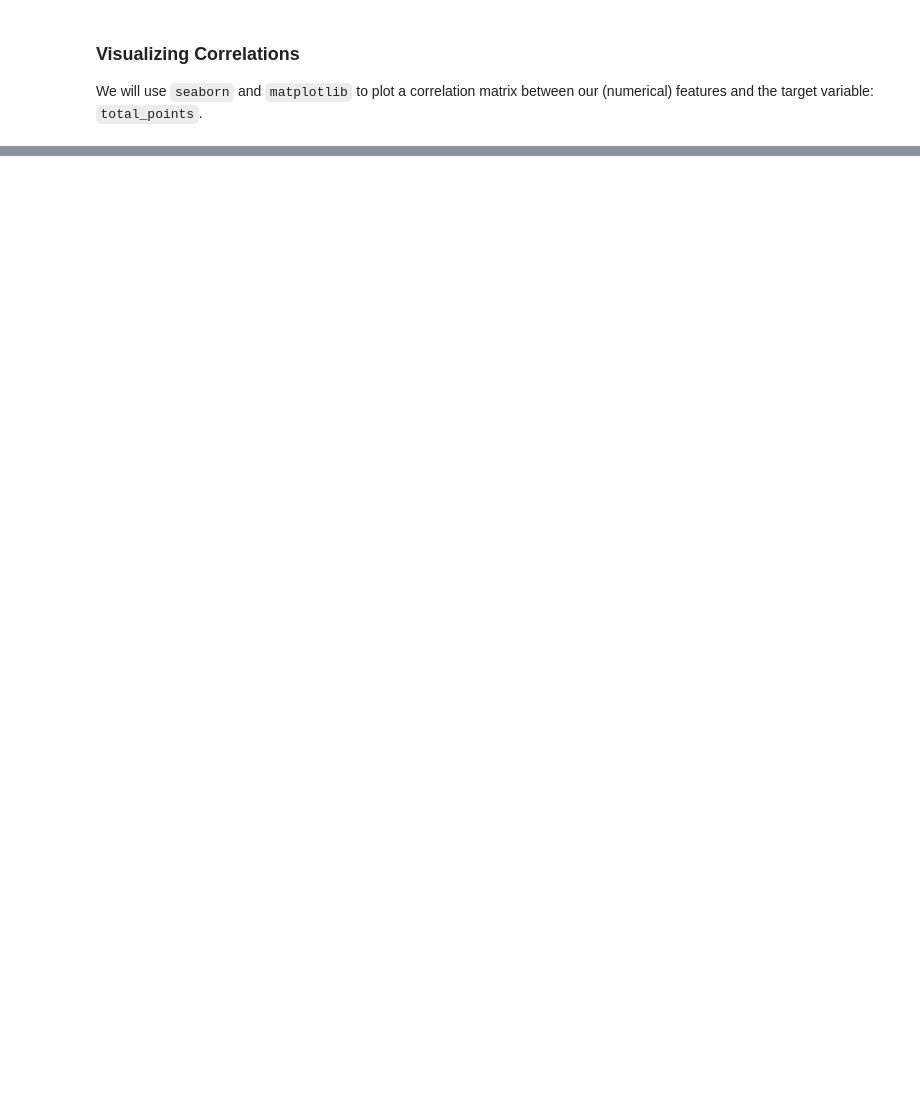
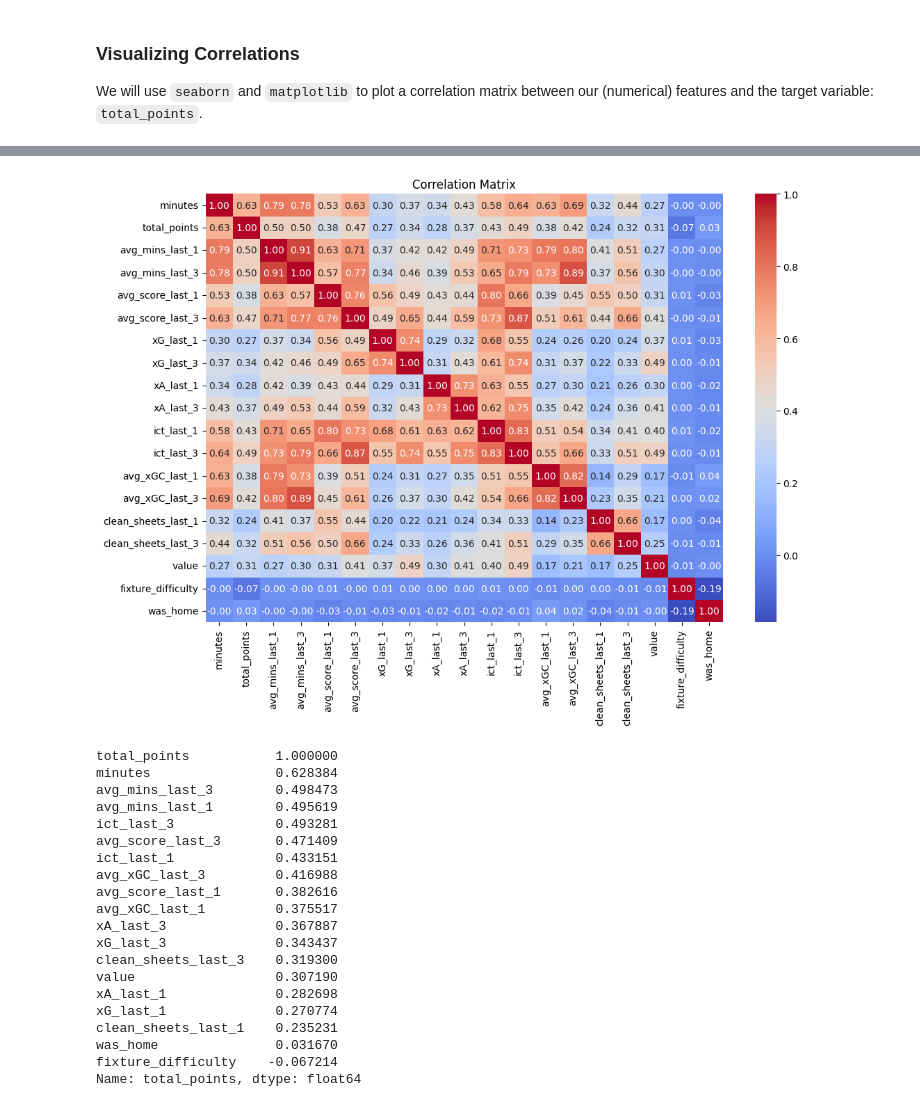
Before and after one commit to tanaypunjabi/xFPL, a Jupyter notebook: notebooks/04-feature-selection.ipynb, the cells around one changed output, grey strips where cells are left out. Saved outputs shown, nothing was run; the diff lists cells and outputs as text; code cells hidden in the pictures; blank space fills up the shorter version.

Commit message:
more feature engineering, more feature selection

```diff
--- a/notebooks/04-feature-selection.ipynb
+++ b/notebooks/04-feature-selection.ipynb
@@ -75,0 +97,27 @@ Name: total_points, dtype: float64
+# %%
+# revise feature list
+fe_23_24 = fe_23_24[[
+    'position',
+    'minutes',
+    'total_points',
+    'avg_mins_last_1',
+    'avg_mins_last_3',
+    'avg_score_last_1',
+    'avg_score_last_3',
+    'xG_last_1',
+    'xG_last_3',
+    'xA_last_1',
+    'xA_last_3',
+    'ict_last_1',
+    'ict_last_3',
+    'avg_xGC_last_1',
+    'avg_xGC_last_3',
+    'clean_sheets_last_1',
+    'clean_sheets_last_3',
+    'value',
+    'fixture_difficulty',
+    'was_home'
+]]
+
+# encode 'was_home'
+fe_23_24['was_home'] = fe_23_24['was_home'].astype(int)
@@ -75,0 +131,13 @@ Name: total_points, dtype: float64
+# %%
+def corr_analysis(df):
+    numeric_cols = df.select_dtypes(include=['int64', 'float64']).columns
+    correlation_matrix = df[numeric_cols].corr()
+
+    # plotting the heatmap
+    plt.figure(figsize=(12, 8))
+    sns.heatmap(correlation_matrix, annot=True, fmt=".2f", cmap="coolwarm", cbar=True)
+    plt.title("Correlation Matrix")
+    plt.show()
+
+    target_correlation = correlation_matrix['total_points'].sort_values(ascending=False)
+    print(target_correlation)
@@ -75,0 +205,27 @@ Name: total_points, dtype: float64
+# %%
+# filter out rows where 'minutes' = 0
+fe_23_24_nonzero = fe_23_24[fe_23_24['minutes'] > 0]
+
+corr_analysis(fe_23_24)
+# %% [output]
+[figure, added]
+total_points           1.000000
+minutes                0.628384
+avg_mins_last_3        0.498473
+avg_mins_last_1        0.495619
+ict_last_3             0.493281
+avg_score_last_3       0.471409
+ict_last_1             0.433151
+avg_xGC_last_3         0.416988
+avg_score_last_1       0.382616
+avg_xGC_last_1         0.375517
+xA_last_3              0.367887
+xG_last_3              0.343437
+clean_sheets_last_3    0.319300
+value                  0.307190
+xA_last_1              0.282698
+xG_last_1              0.270774
+clean_sheets_last_1    0.235231
+was_home               0.031670
+fixture_difficulty    -0.067214
+Name: total_points, dtype: float64
```
Also changed, not shown: parts of 28 cells of this notebook, 7 other files.
